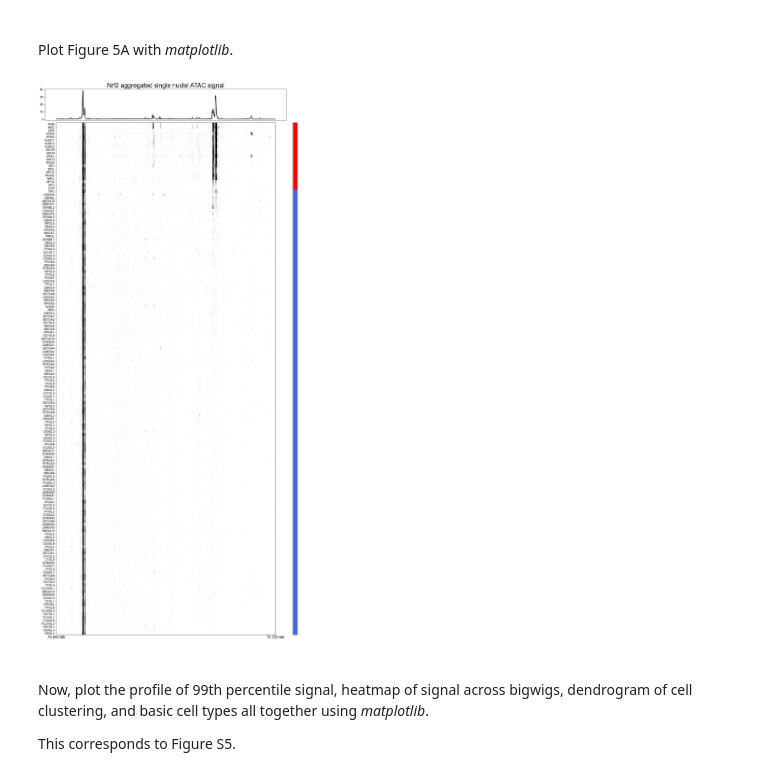
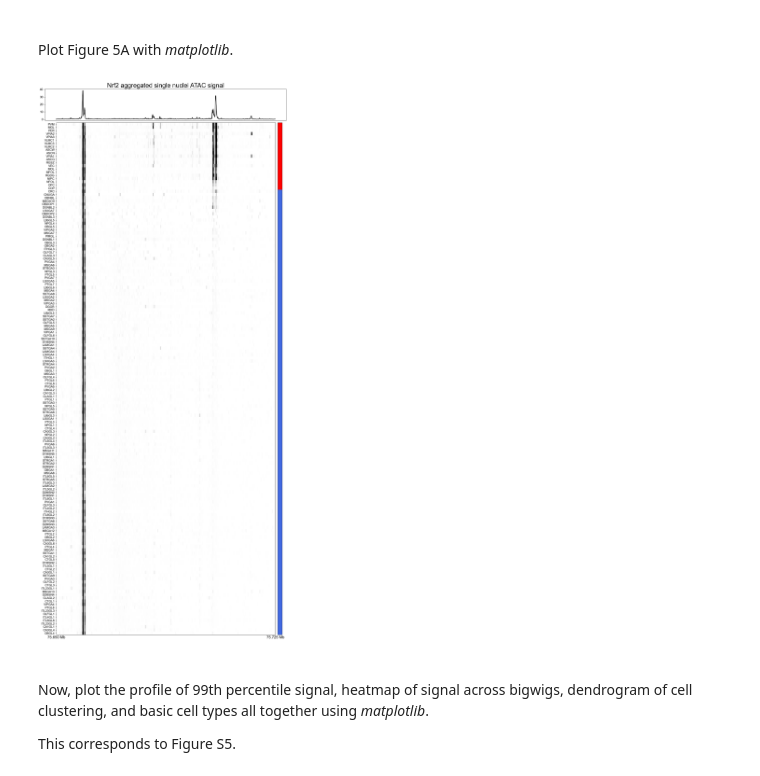
Before and after one commit to levin252/NRF2_brain_single-cell-analysis, a Jupyter notebook: 2023-06-26_Nfe2l2-brain-scRNAseq-and-snATACseq.ipynb, the cells around one changed output. Drawn from its saved outputs; the diff is of its cells as text; code cells hidden in the pictures.

Commit message:
updated Jupyter Notebook
Added padding to right side of heatmap / row annotation for Figure 4 and fixed some typos

```diff
--- a/2023-06-26_Nfe2l2-brain-scRNAseq-and-snATACseq.ipynb
+++ b/2023-06-26_Nfe2l2-brain-scRNAseq-and-snATACseq.ipynb
@@ -3676,35 +3676,47 @@ ax2 = plt.subplot2grid(shape = (50, 100), loc = (0, 0), rowspan = 3, colspan = 8
 profile = ax2.plot(snATACseq_summ['x'], snATACseq_summ['signal_max'], color = "black");
 ax2.set_xticks([]);
 heatmap = ax.imshow(data, origin="upper", interpolation = "none", aspect="auto", vmin = 0, vmax = 10);
 
 # Show the feature names on the x ticks and cluster name on y ticks and
 # set custom tick sizes
 ax.xaxis.set_tick_params(which = 'both', length = 0);
 ax.yaxis.set_tick_params(which = 'major', length = 3);
 ax.set_yticks(np.arange(data.index.size));
 ax.set_xticks(np.arange(data.columns.size));
 ax.set_xticklabels(data.columns);
 ax.set_yticklabels(data.index, fontdict = {});
 
 # # Add heatmap colorbar to the right
 divider = make_axes_locatable(ax);
 
 # Combine data names and class attributes to reorder class heatmap
 class_mat = pd.DataFrame({'Sub types' : np.array(data.index)}).merge(cell_class_df);
 
 # Add bar indicating classes to the right
-class_ax = divider.append_axes("right", size="2%",pad = "8%");
+class_ax = divider.append_axes("right", size="2%",pad = "1%");
+
 # Need to make the series into a column vector to work with imshow
 # Use a different color scheme for this axis
 cmp = mpl.colors.ListedColormap(['royalblue', 'royalblue', 'red']);
 class_ax.imshow(np.array(class_mat['Class_num'])[:,None], aspect="auto", cmap=cmp);
 class_ax.set_xticks([]);
 class_ax.set_yticks([]);
 
+# add additional padding to the right of class colorbar
+class_ax_pad = divider.append_axes("right", size="6%",pad = "1%");
+class_ax_pad.spines["top"].set_visible(False)
+class_ax_pad.spines["right"].set_visible(False)
+class_ax_pad.spines["bottom"].set_visible(False)
+class_ax_pad.spines["left"].set_visible(False)
+class_ax_pad.set_xlabel("")
+class_ax_pad.set_ylabel("")
+class_ax_pad.set_xticks([]);
+class_ax_pad.set_yticks([]);
+
 # Set title
 ax2.set_title("Nrf2 aggregated single nuclei ATAC signal");
 # %% [output]
-[figure, old version]
+[figure, new version]
 # %% [markdown]
 <br>
 
```
Also changed, not shown: parts of 18 cells of this notebook.
